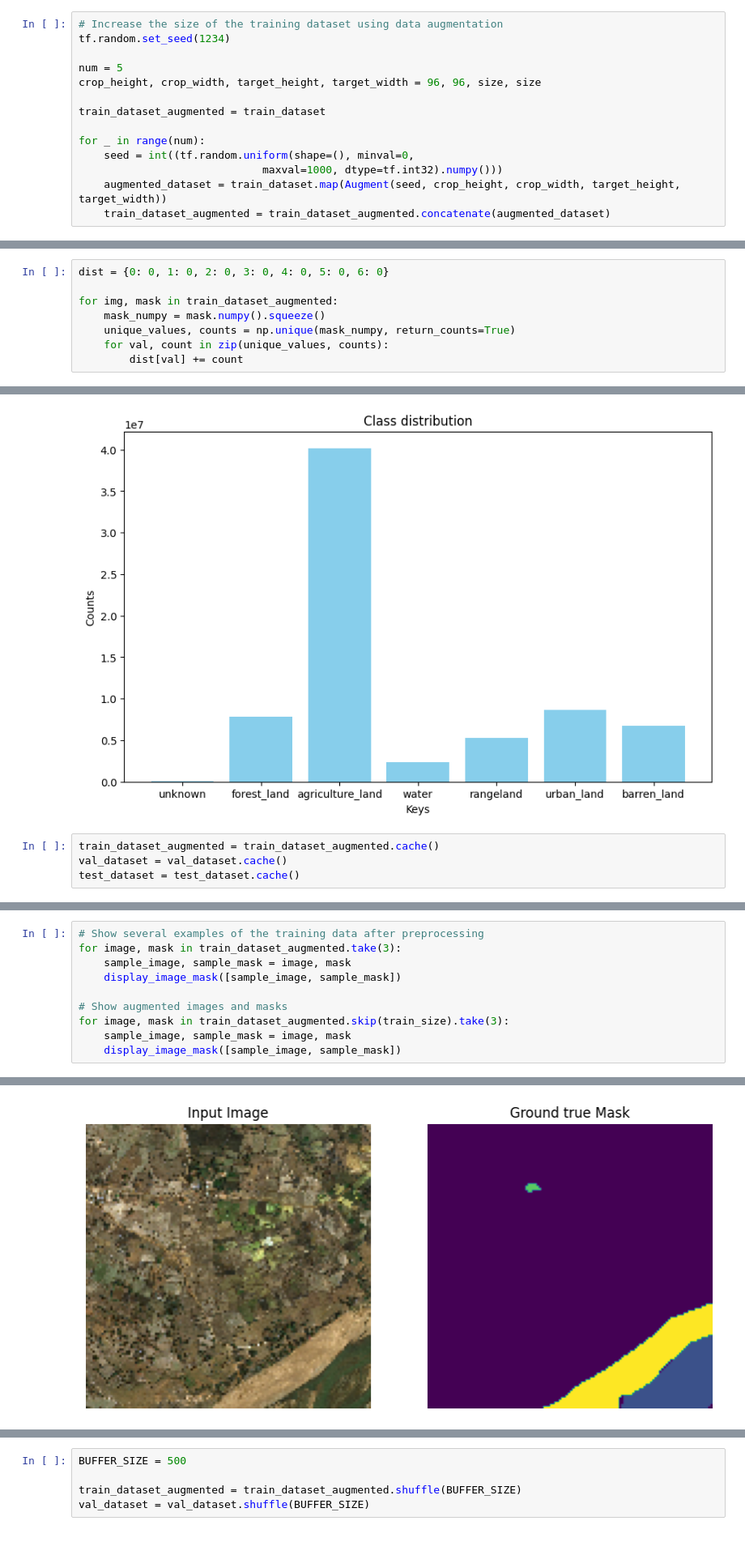
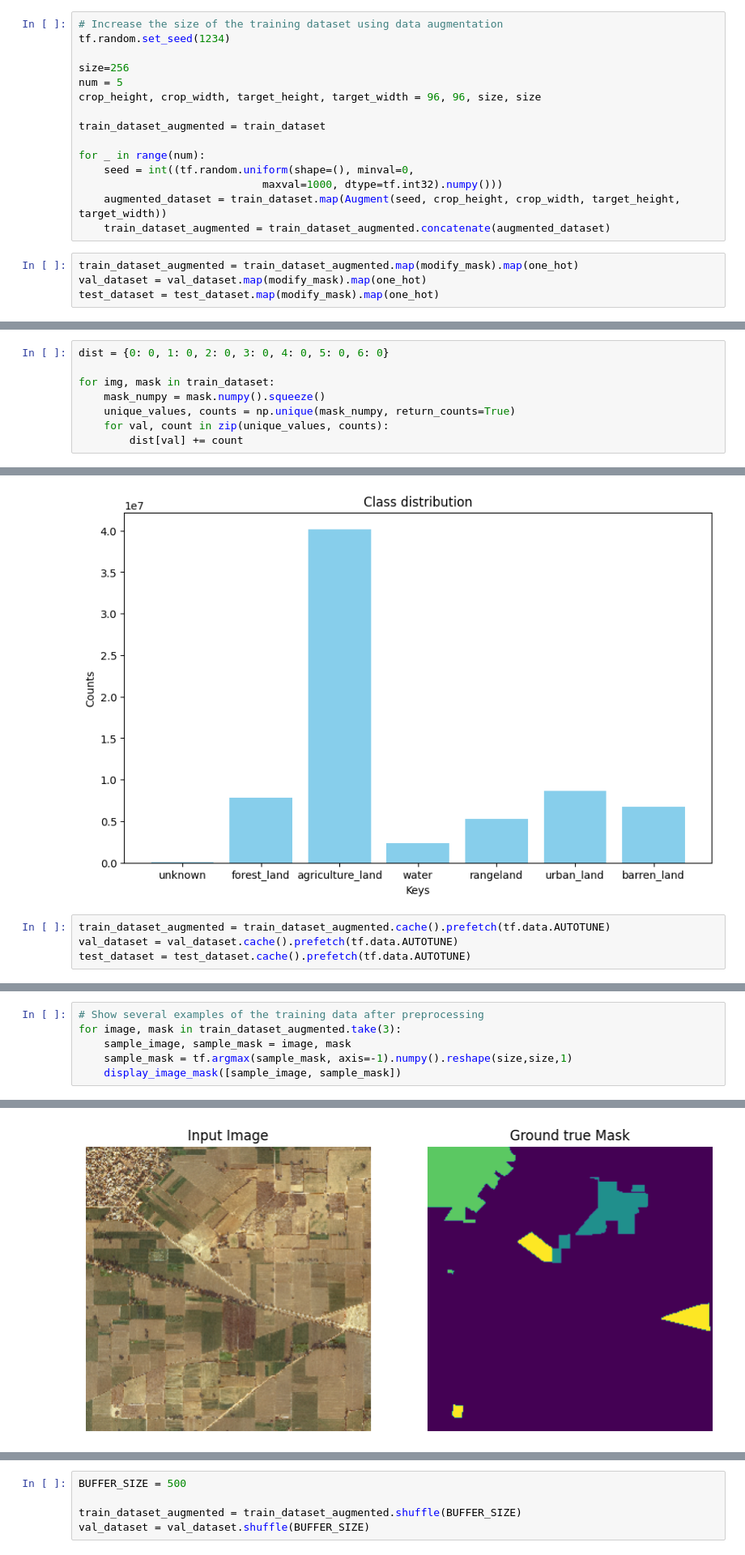
Before and after one commit to ShayaKahn/Satellite-Image-Segmentation, a Jupyter notebook: notebooks/EDA_preprocessing.ipynb, the cells around one changed output, grey strips where cells are left out. Shown at 81% size. Saved outputs shown, nothing was run; the diff lists cells and outputs as text.

```diff
--- a/notebooks/EDA_preprocessing.ipynb
+++ b/notebooks/EDA_preprocessing.ipynb
@@ -117,6 +121,7 @@ train_dataset, val_dataset, test_dataset, train_size, val_size = split(train_fra
 # Increase the size of the training dataset using data augmentation
 tf.random.set_seed(1234)
 
+size=256
 num = 5
 crop_height, crop_width, target_height, target_width = 96, 96, size, size
 
@@ -127,4 +132,8 @@ for _ in range(num):
                              maxval=1000, dtype=tf.int32).numpy()))
     augmented_dataset = train_dataset.map(Augment(seed, crop_height, crop_width, target_height, target_width))
     train_dataset_augmented = train_dataset_augmented.concatenate(augmented_dataset)
+# %%
+train_dataset_augmented = train_dataset_augmented.map(modify_mask).map(one_hot)
+val_dataset = val_dataset.map(modify_mask).map(one_hot)
+test_dataset = test_dataset.map(modify_mask).map(one_hot)
 # %%
@@ -134,7 +145,7 @@ test_dataset = test_dataset.map(lambda image, mask: modify_mask(image, mask, siz
 # %%
 dist = {0: 0, 1: 0, 2: 0, 3: 0, 4: 0, 5: 0, 6: 0}
 
-for img, mask in train_dataset_augmented:
+for img, mask in train_dataset:
     mask_numpy = mask.numpy().squeeze()
     unique_values, counts = np.unique(mask_numpy, return_counts=True)
     for val, count in zip(unique_values, counts):
@@ -164,6 +175,6 @@ plt.show()
 # %% [output]
 [figure]
 # %%
-train_dataset_augmented = train_dataset_augmented.cache()
-val_dataset = val_dataset.cache()
-test_dataset = test_dataset.cache()
+train_dataset_augmented = train_dataset_augmented.cache().prefetch(tf.data.AUTOTUNE)
+val_dataset = val_dataset.cache().prefetch(tf.data.AUTOTUNE)
+test_dataset = test_dataset.cache().prefetch(tf.data.AUTOTUNE)
@@ -175,10 +182,6 @@ print(train_dataset_augmented)
 # Show several examples of the training data after preprocessing
 for image, mask in train_dataset_augmented.take(3):
     sample_image, sample_mask = image, mask
+    sample_mask = tf.argmax(sample_mask, axis=-1).numpy().reshape(size,size,1)
     display_image_mask([sample_image, sample_mask])
-
-# Show augmented images and masks
-for image, mask in train_dataset_augmented.skip(train_size).take(3):
-    sample_image, sample_mask = image, mask
-    display_image_mask([sample_image, sample_mask])
 # %% [output]
@@ -186 +189 @@ for image, mask in train_dataset_augmented.skip(train_size).take(3):
-[figure, old version]
+[figure, new version]
```
Also changed, not shown: parts of 9 cells of this notebook, 3 other files.
